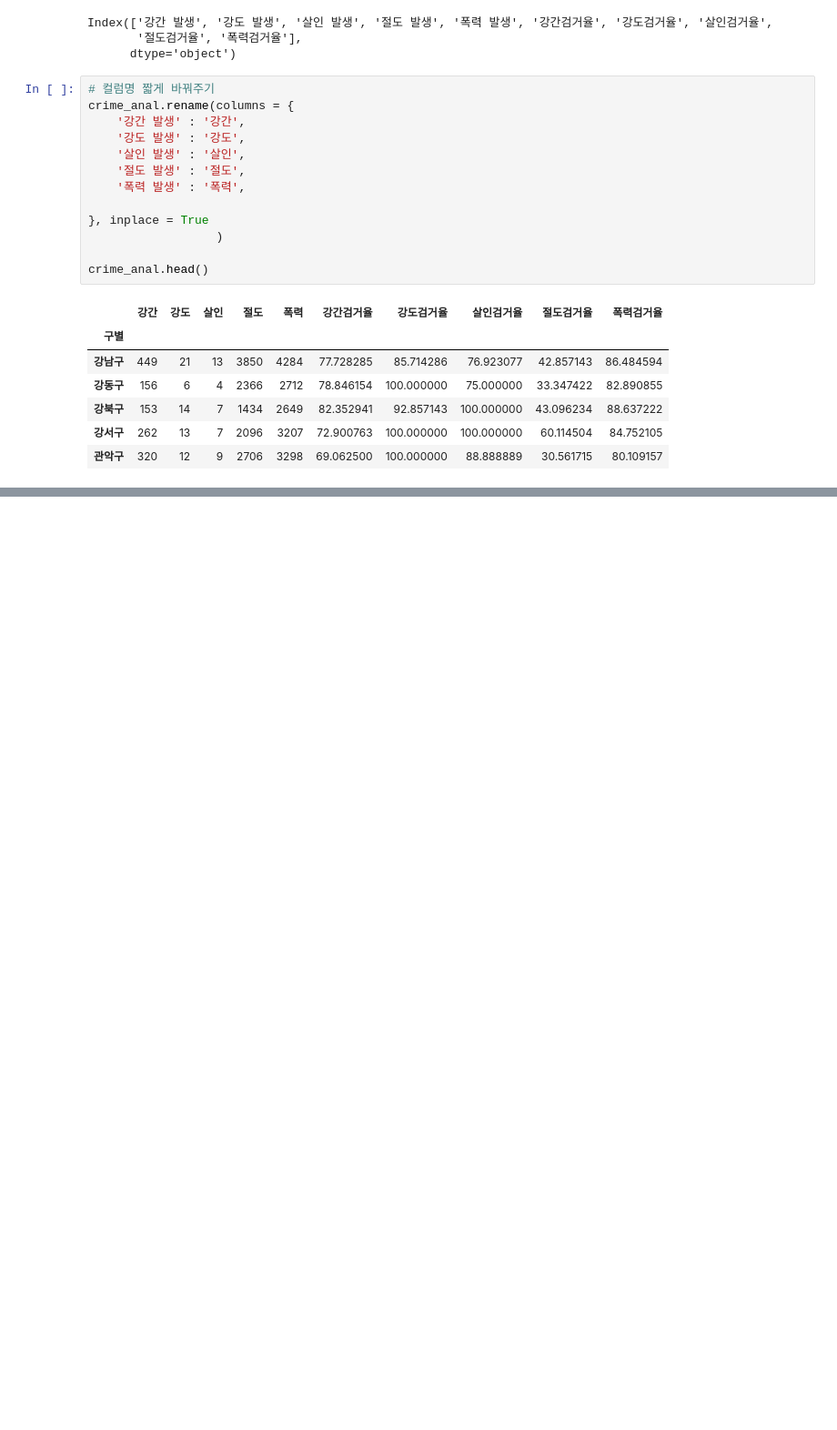
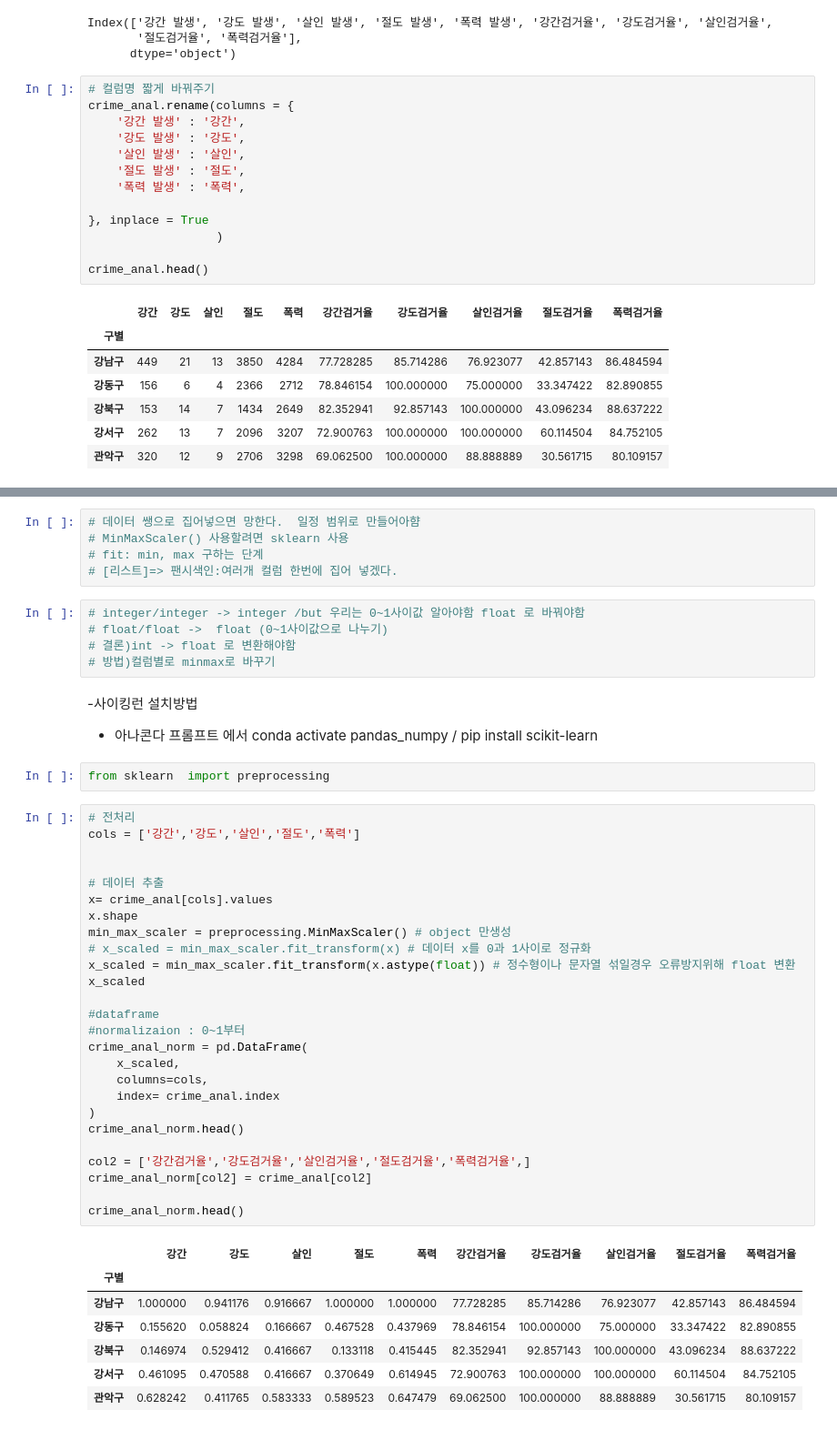
Before and after one commit to bb-bbb/homescape.com, a Jupyter notebook: part6/02.서울시 범죄 현황 분석.ipynb, the cells around one changed output, grey strips where cells are left out. Shown: that part at 91% size. Saved outputs shown, nothing was run; the diff lists cells and outputs as text; blank space fills up the shorter version.

```diff
--- a/part6/02.서울시 범죄 현황 분석.ipynb
+++ b/part6/02.서울시 범죄 현황 분석.ipynb
@@ -355,0 +385,49 @@ crime_anal.to_csv(
+# %%
+# 데이터 쌩으로 집어넣으면 망한다.  일정 범위로 만들어아햠
+# MinMaxScaler() 사용할려면 sklearn 사용
+# fit: min, max 구하는 단계
+# [리스트]=> 팬시색인:여러개 컬럼 한번에 집어 넣겠다.
+# %%
+# integer/integer -> integer /but 우리는 0~1사이값 알아야함 float 로 바꿔야함
+# float/float ->  float (0~1사이값으로 나누기)
+# 결론)int -> float 로 변환해야함
+# 방법)컬럼별로 minmax로 바꾸기
+# %% [markdown]
+-사이킹런 설치방법
+- 아나콘다 프롬프트 에서 conda activate pandas_numpy / pip install scikit-learn
+# %%
+from sklearn  import preprocessing
+# %%
+# 전처리
+cols = ['강간','강도','살인','절도','폭력']
+
+
+# 데이터 추출
+x= crime_anal[cols].values
+x.shape
+min_max_scaler = preprocessing.MinMaxScaler() # object 만생성
+# x_scaled = min_max_scaler.fit_transform(x) # 데이터 x를 0과 1사이로 정규화
+x_scaled = min_max_scaler.fit_transform(x.astype(float)) # 정수형이나 문자열 섞일경우 오류방지위해 float 변환
+x_scaled
+
+#dataframe
+#normalizaion : 0~1부터
+crime_anal_norm = pd.DataFrame(
+    x_scaled,
+    columns=cols,
+    index= crime_anal.index
+)
+crime_anal_norm.head()
+
+col2 = ['강간검거율','강도검거율','살인검거율','절도검거율','폭력검거율',]
+crime_anal_norm[col2] = crime_anal[col2]
+
+crime_anal_norm.head()
+# %% [output]
+|  | 강간 | 강도 | 살인 | 절도 | 폭력 | 강간검거율 | 강도검거율 | 살인검거율 | 절도검거율 | 폭력검거율 |
+| 구별 |  |  |  |  |  |  |  |  |  |  |
+| 강남구 | 1.000000 | 0.941176 | 0.916667 | 1.000000 | 1.000000 | 77.728285 | 85.714286 | 76.923077 | 42.857143 | 86.484594 |
+| 강동구 | 0.155620 | 0.058824 | 0.166667 | 0.467528 | 0.437969 | 78.846154 | 100.000000 | 75.000000 | 33.347422 | 82.890855 |
+| 강북구 | 0.146974 | 0.529412 | 0.416667 | 0.133118 | 0.415445 | 82.352941 | 92.857143 | 100.000000 | 43.096234 | 88.637222 |
+| 강서구 | 0.461095 | 0.470588 | 0.416667 | 0.370649 | 0.614945 | 72.900763 | 100.000000 | 100.000000 | 60.114504 | 84.752105 |
+| 관악구 | 0.628242 | 0.411765 | 0.583333 | 0.589523 | 0.647479 | 69.062500 | 100.000000 | 88.888889 | 30.561715 | 80.109157 |
```
Also changed, not shown: parts of 8 cells of this notebook, 4 other files.
